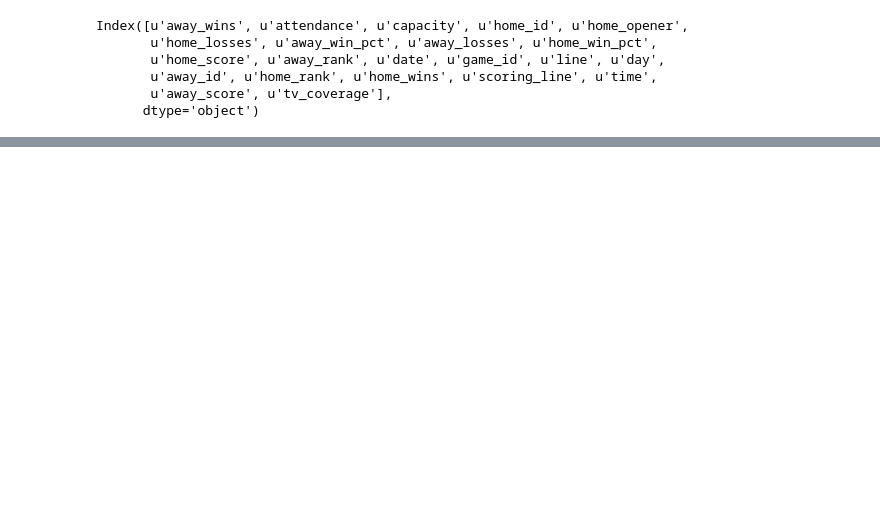
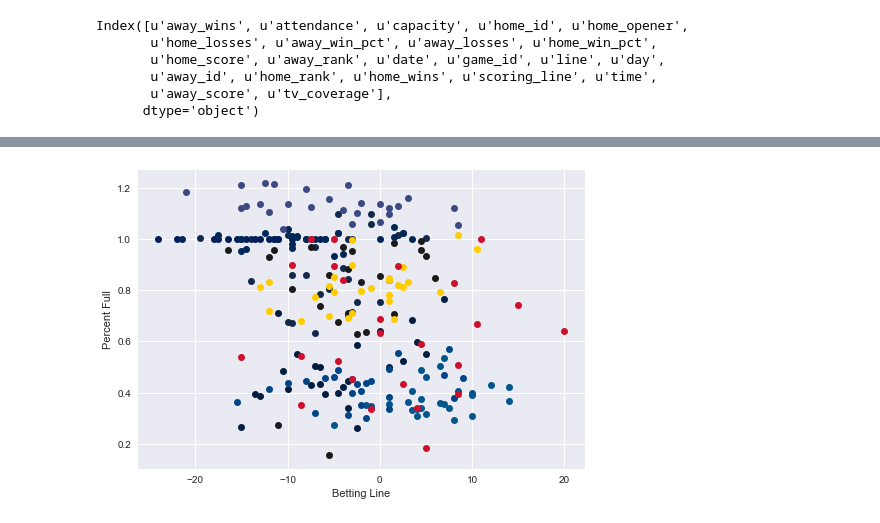
Before and after one commit to danmoeller/ncaa-bball-attendance, a Jupyter notebook: analysis/exploritory_big_east_analysis.ipynb, the cells around one changed output, grey strips where cells are left out. Cells and saved outputs as stored; diff of their text form; code cells hidden in the pictures; blank space fills up the shorter version.

```diff
--- a/analysis/initial_analysis.ipynb
+++ b/analysis/exploritory_big_east_analysis.ipynb
@@ -98 +105,13 @@ df_home = df[df.home_id==269]
+# %%
+# Dataframe for each team
+df_depaul = df_conf[df_conf.home_id == 305]
+df_butler = df_conf[df_conf.home_id == 2086]
+df_villanova = df_conf[df_conf.home_id == 222]
+df_georgetown = df_conf[df_conf.home_id == 46]
+df_providence = df_conf[df_conf.home_id == 2507]
+df_marquette = df_conf[df_conf.home_id == 269]
+df_seton_hall = df_conf[df_conf.home_id == 2550]
+df_xavier = df_conf[df_conf.home_id == 2752]
+df_st_johns = df_conf[df_conf.home_id == 2599]
+df_creighton = df_conf[df_conf.home_id == 156]
 # %%
@@ -307,0 +123,16 @@ py.iplot(date_fig)
+# %%
+plt.plot(df_depaul.line.values, (df_depaul.attendance.values / df_depaul.capacity.values),"o",color='#00558c',label='DePaul')
+plt.plot(df_butler.line.values, (df_butler.attendance.values / df_butler.capacity.values),"o",color='#13294b',label='Butler')
+plt.plot(df_villanova.line.values, (df_villanova.attendance.values / df_villanova.capacity.values),"o",color='#001F5B',label='Villanova')
+plt.plot(df_georgetown.line.values, (df_georgetown.attendance.values / df_georgetown.capacity.values),"o",color='#011e41',label='Georgetown')
+plt.plot(df_providence.line.values, (df_providence.attendance.values / df_providence.capacity.values),"ko",label='Providence')
+plt.plot(df_marquette.line.values, (df_marquette.attendance.values / df_marquette.capacity.values),"o",color='#FFCC00',label='Marquette')
+plt.plot(df_seton_hall.line.values, (df_seton_hall.attendance.values / df_seton_hall.capacity.values),"o",color='#004488',label='Seton_Hall')
+plt.plot(df_xavier.line.values, (df_xavier.attendance.values / df_xavier.capacity.values),"o",color='#002857',label='Xavier')
+plt.plot(df_st_johns.line.values, (df_st_johns.attendance.values / df_st_johns.capacity.values),"o",color='#CF102D',label='St Johns')
+plt.plot(df_creighton.line.values, (df_creighton.attendance.values / df_creighton.capacity.values),"o",color='#3c4982',label='Creighton')
+plt.xlabel("Betting Line")
+plt.ylabel("Percent Full")
+plt.show()
+# %% [output]
+[figure, added]
```
Also changed, not shown: parts of 26 cells of this notebook.
